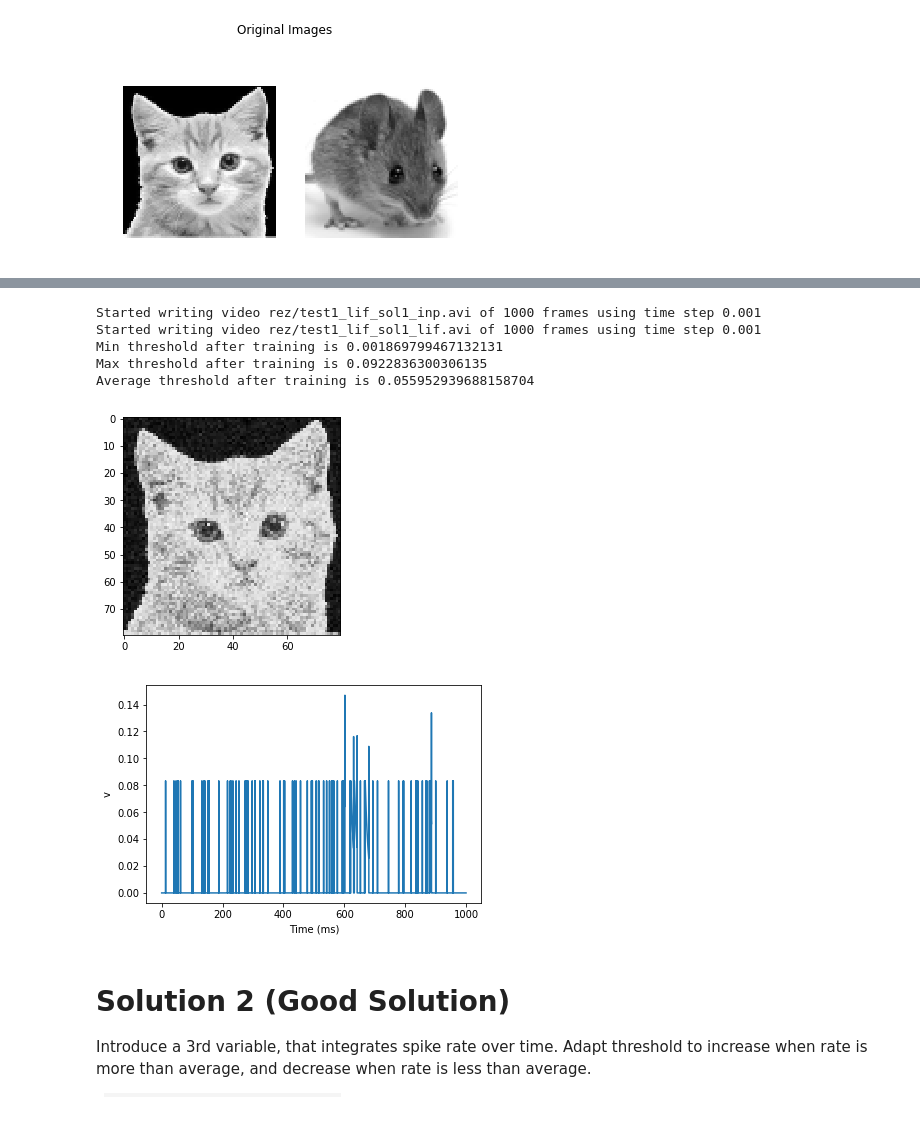
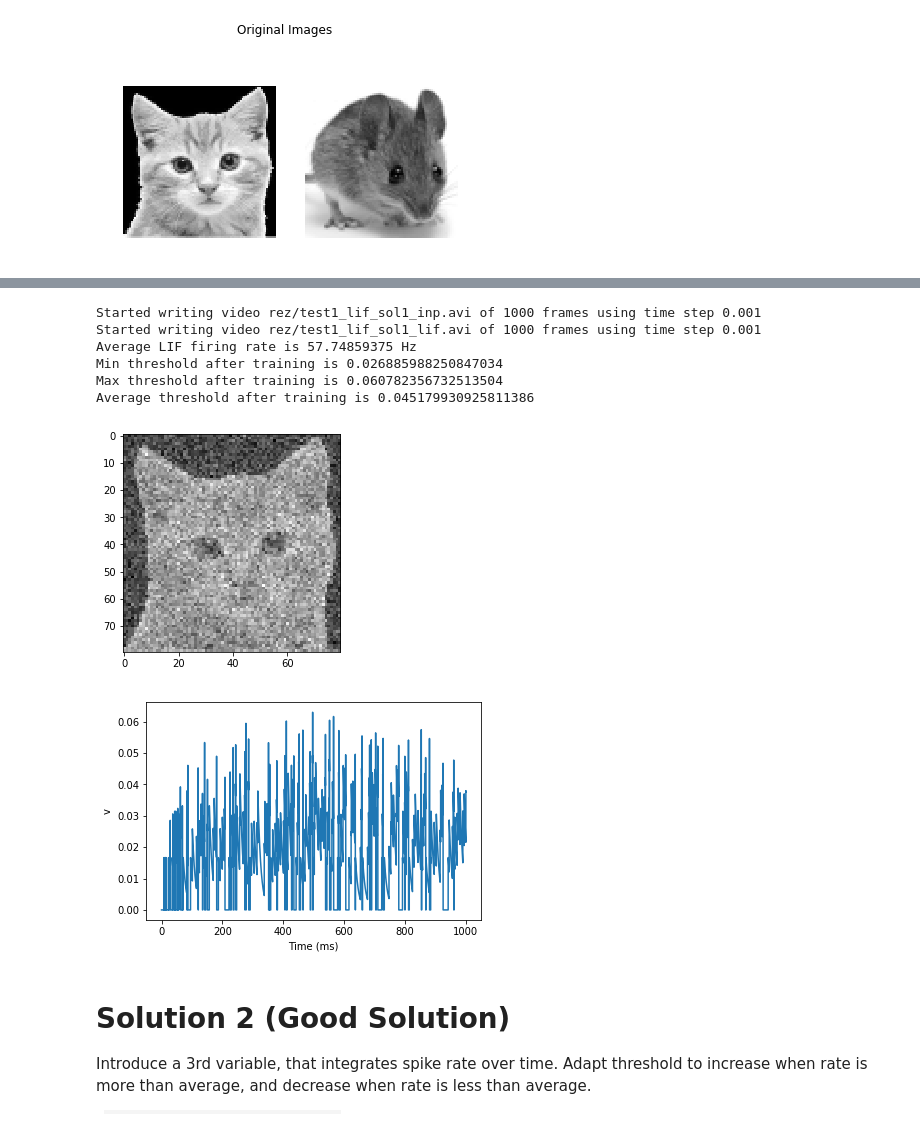
Before and after one commit to aleksejs-fomins/memory-hippo-ca3, a Jupyter notebook: models/test1_lif_only_ip_marking.ipynb, the cells around one changed output, grey strips where cells are left out. Cells and saved outputs as stored; diff of their text form; code cells hidden in the pictures.

```diff
--- a/models/test1_lif_only_ip_marking.ipynb
+++ b/models/test1_lif_only_ip_marking.ipynb
@@ -92,10 +106,15 @@ print("Threshold growth per spike is", LIF_DT_PER_SPIKE)
 #######################################
 
 # Sync input voltage, so that for average threshold the leak would balance out the input
-INPUT_FREQ_0 = 10*Hz
-INPUT_FREQ_MAX = 100*Hz
-INPUT_FREQ_AVG = INPUT_FREQ_0 + INPUT_FREQ_MAX / 2
-INPUT_DV_PER_SPIKE = LIF_T_AVG / LIF_V_TAU / INPUT_FREQ_AVG
+LIF_TYPICAL_FREQ_REST = 5*Hz
+LIF_TYPICAL_FREQ_STIM = 50*Hz
+INPUT_SPIKES_PER_THRESHOLD = 3
+INPUT_DV_PER_SPIKE = LIF_T_AVG / INPUT_SPIKES_PER_THRESHOLD
+INPUT_FREQ_0   = (LIF_TYPICAL_FREQ_REST + 1 / (2 * LIF_V_TAU)) * INPUT_SPIKES_PER_THRESHOLD
+INPUT_FREQ_STIM = (LIF_TYPICAL_FREQ_STIM - LIF_TYPICAL_FREQ_REST) * INPUT_SPIKES_PER_THRESHOLD
+INPUT_FREQ_AVG = INPUT_FREQ_0 + INPUT_FREQ_STIM / 2
+
+print("Input Frequencies are", INPUT_FREQ_0, "+/-", INPUT_FREQ_STIM)
 print("Typical threshold is", LIF_T_AVG, ", voltage increase per spike is", INPUT_DV_PER_SPIKE)
 
 
@@ -116,7 +135,7 @@ T += LIF_DT_PER_SPIKE
 '''
 
 # Connect Input and LIF one-to-one
-G_INP = PoissonGroup(N_NEURON, INPUT_FREQ_0 + INPUT_FREQ_MAX * np.ndarray.flatten(img1))
+G_INP = PoissonGroup(N_NEURON, INPUT_FREQ_0 + INPUT_FREQ_STIM * np.ndarray.flatten(img1))
 G_LIF = NeuronGroup(N_NEURON, eqs_neu, threshold='v > T', reset=reset, method='exact')
 S = Synapses(G_INP, G_LIF, on_pre='v_post += INPUT_DV_PER_SPIKE')
 S.connect(j='i')
@@ -146,40 +168,42 @@ traces_lib.spikes2rateVideo(
     0,
     float(RUN_TIME),
     1000,
     0.1,
-    maxRate=100)
+    maxRate=int(INPUT_FREQ_0+INPUT_FREQ_STIM))
 
 traces_lib.spikes2rateVideo(
     'rez/test1_lif_sol1_lif.avi',
     img1.shape,
     np.array(spikemon_lif.i),
     np.array(spikemon_lif.t),
     0,
     float(RUN_TIME),
     1000,
     0.05,
-    maxRate=100)
+    maxRate=int(LIF_TYPICAL_FREQ_STIM))
 
 #Plot resulting threshold values
+print("Average LIF firing rate is", len(spikemon_lif.i) / N_NEURON / RUN_TIME)
 print("Min threshold after training is", np.min(np.array(G_LIF.T)))
 print("Max threshold after training is", np.max(np.array(G_LIF.T)))
 print("Average threshold after training is", np.average(np.array(G_LIF.T)))
 plt.figure()
 plt.imshow(np.array(G_LIF.T).reshape(img1.shape), cmap='gray')
 plt.show()
 
 plt.figure()
 plt.plot(M.t/ms, M.v[0])
 plt.xlabel('Time (ms)')
 plt.ylabel('v');
 # %% [output]
 Started writing video rez/test1_lif_sol1_inp.avi of 1000 frames using time step 0.001
 Started writing video rez/test1_lif_sol1_lif.avi of 1000 frames using time step 0.001
-Min threshold after training is 0.001869799467132131
-Max threshold after training is 0.0922836300306135
-Average threshold after training is 0.055952939688158704
+Average LIF firing rate is 57.74859375 Hz
+Min threshold after training is 0.026885988250847034
+Max threshold after training is 0.060782356732513504
+Average threshold after training is 0.045179930925811386
-[figure, old version]
+[figure, new version]
-[figure, old version]
+[figure, new version]
 # %% [markdown]
 # Solution 2 (Good Solution)
 
```
Also changed, not shown: parts of 7 cells of this notebook, 2 other files.
